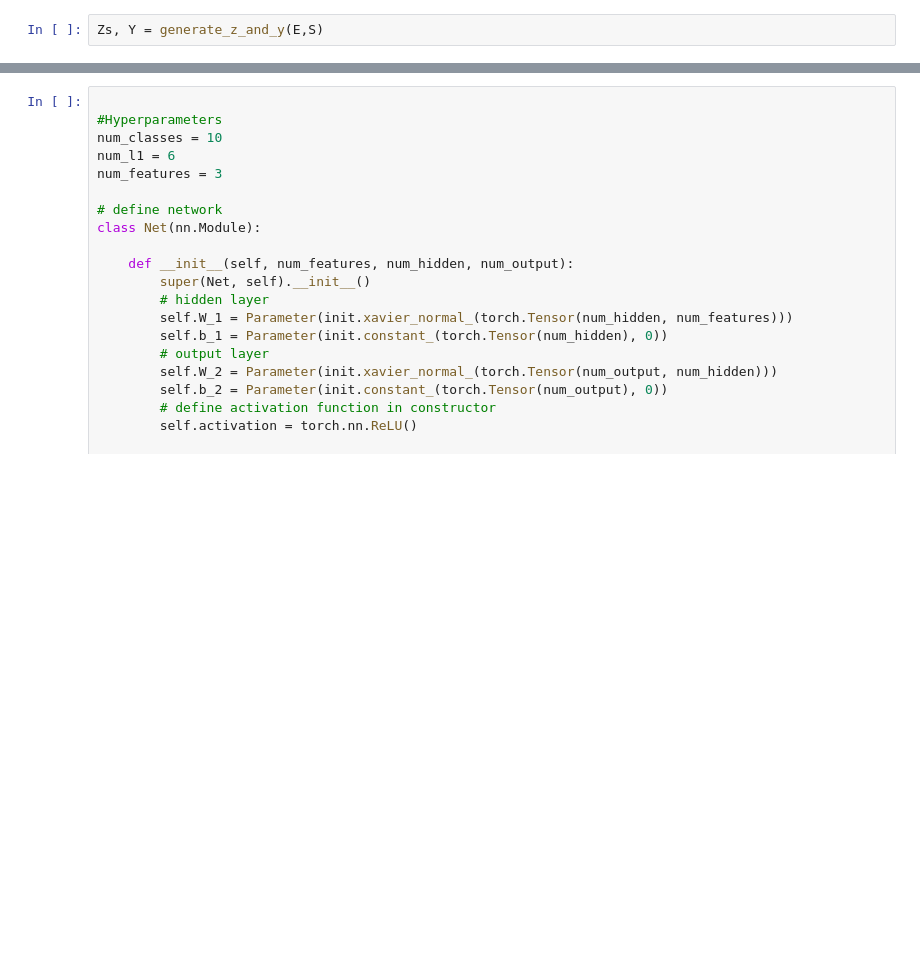
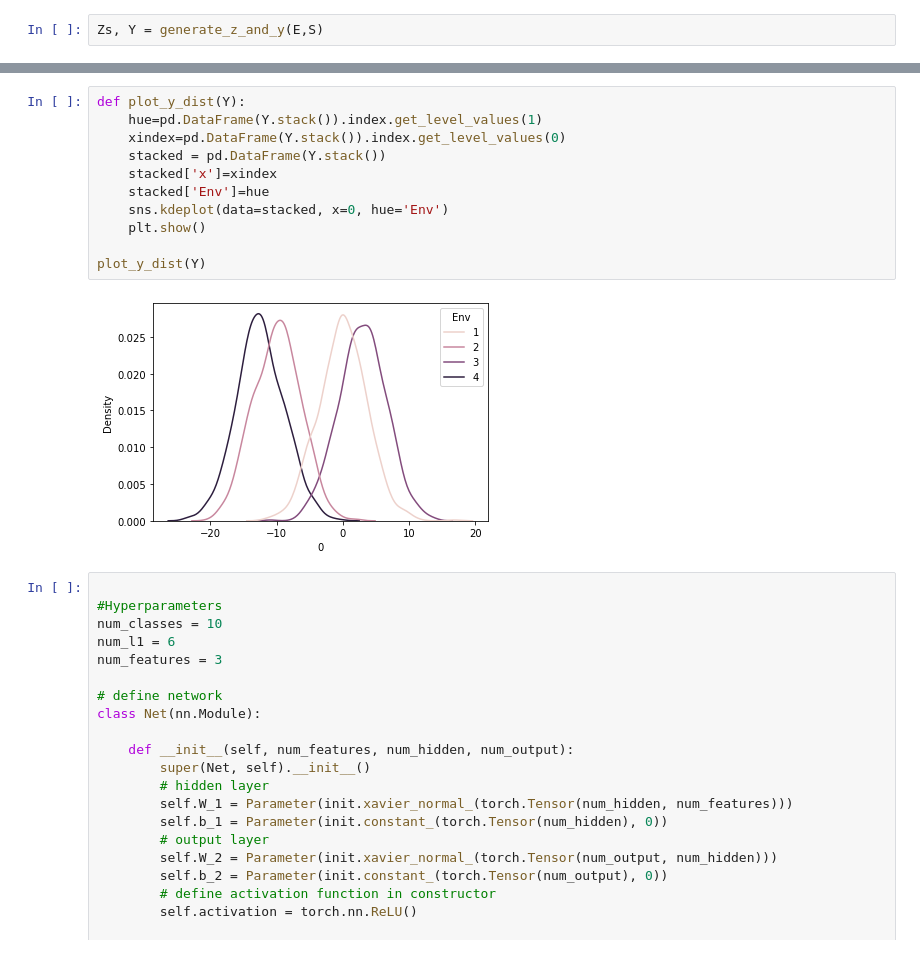
Before and after one commit to AlliBusa/02456_Project_Causality, a Jupyter notebook: generating_synthetic_data.ipynb, the cells around one changed output, grey strips where cells are left out. Saved outputs shown, nothing was run; the diff lists cells and outputs as text; blank space fills up the shorter version.

```diff
--- a/generating_synthetic_data.ipynb
+++ b/generating_synthetic_data.ipynb
@@ -69,3 +86,16 @@ Zs, Y = generate_z_and_y(E,S)
+# %%
+def plot_y_dist(Y):
+    hue=pd.DataFrame(Y.stack()).index.get_level_values(1)
+    xindex=pd.DataFrame(Y.stack()).index.get_level_values(0)
+    stacked = pd.DataFrame(Y.stack())
+    stacked['x']=xindex
+    stacked['Env']=hue
+    sns.kdeplot(data=stacked, x=0, hue='Env')
+    plt.show()
+
+plot_y_dist(Y)
+# %% [output]
+[figure, added]
 # %%
 
 #Hyperparameters
```
Also changed, not shown: parts of 11 cells of this notebook.
